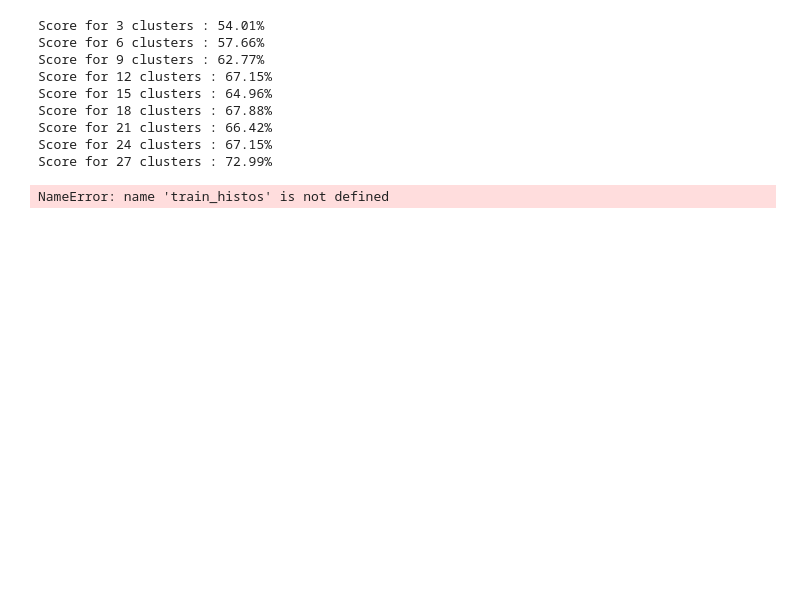
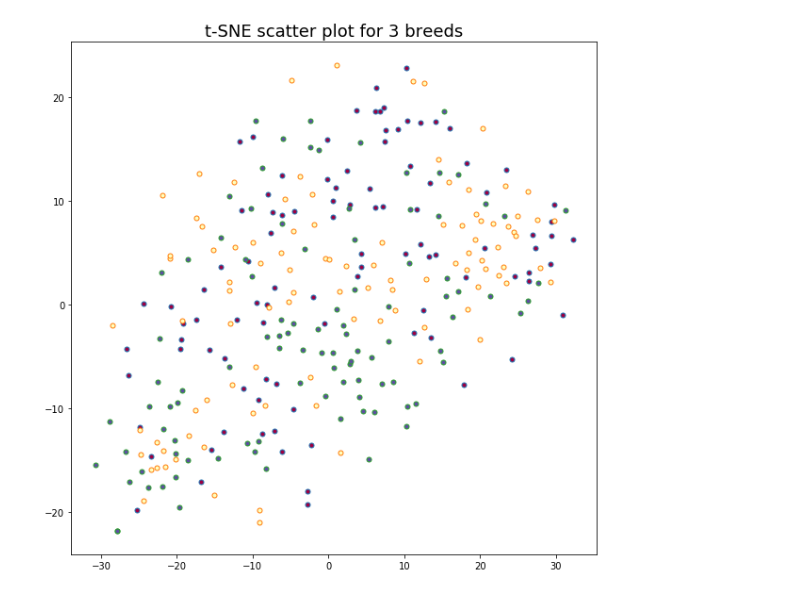
Before and after one commit to chmuths/projet_7, a Jupyter notebook: notebooks/Images-load-Ridge.ipynb, the cells around one changed output. Drawn from its saved outputs; the diff is of its cells as text; code cells hidden in the pictures; blank space fills up the shorter version.

```diff
--- a/notebooks/Images-load-Ridge.ipynb
+++ b/notebooks/Images-load-Ridge.ipynb
@@ -204,0 +225,19 @@ def eval_score(n_clusters):
+# %%
+# Compare breeds 2 by 2 to find which ones can be separated most and least easily
+score_table = np.zeros((120,120), np.float64)
+n_clusters = 100
+
+for i in range(1,120):
+    for j in range (i+1,120):
+
+        train_filter = (train_df['label'] == i) | (train_df['label'] == j)
+        sample_train_df = train_df[train_filter]
+
+        train_descriptors_number, train_descriptors_list = get_decriptors_train(sample_train_df)
+
+        test_filter = (test_df['label'] == i) | (test_df['label'] == j)
+        sample_test_df = test_df[test_filter]
+
+        test_descriptors_number, test_descriptors_list = get_decriptors_test(sample_test_df)
+
+        score_table[i,j] = eval_score(n_clusters)
@@ -204,0 +316,35 @@ def eval_score(n_clusters):
+# %%
+# Draw plots of t-SNE with various perplexities
+from sklearn.preprocessing import scale
+from sklearn import manifold
+
+train_centroids, train_clusters = kmeans2(whiten(train_descriptors_list), n_clusters)
+train_histos_scaled = scale(build_histograms(train_descriptors_number, train_descriptors_list, train_centroids))
+tsne = manifold.TSNE(n_components=2, perplexity=10, n_iter=5000, init='pca')
+df_tsne = tsne.fit_transform(train_histos_scaled)
+
+# plt.scatter(df_tsne[:,0],df_tsne[:,1])
+# plt.show()
+
+# Get colors plot accordding on the k-means clustering
+labels = sample_train_df['label']
+
+fig, ax = plt.subplots(1, 1, figsize=(10, 10))
+unique_labels = set(labels)
+colors = [plt.cm.Spectral(each)
+          for each in np.linspace(0, 1, len(unique_labels))]
+for k, col in zip(unique_labels, colors):
+    if k == -1:
+        # Black used for noise.
+        col = [0, 0, 0, 1]
+
+    class_member_mask = (labels == k)
+
+    xy = df_tsne[class_member_mask]
+    ax.plot(xy[:, 0], xy[:, 1], 'o', markerfacecolor=tuple(col),
+             markersize=5)
+
+plt.title('t-SNE scatter plot for {0} breeds'.format(nb_breeds), fontsize=18)
+plt.show()
+# %% [output]
+[figure, added]
@@ -205,17 +353,3 @@ def eval_score(n_clusters):
 # %%
-for cluster_nb in range (nb_breeds, nb_breeds*10, nb_breeds):
-    eval_score(cluster_nb)
+for cluster_nb in np.logspace(0.5, 3, 10):
+    eval_score(int(cluster_nb))
-# %% [output]
-Score for 3 clusters : 54.01%
-Score for 6 clusters : 57.66%
-Score for 9 clusters : 62.77%
-Score for 12 clusters : 67.15%
-Score for 15 clusters : 64.96%
-Score for 18 clusters : 67.88%
-Score for 21 clusters : 66.42%
-Score for 24 clusters : 67.15%
-Score for 27 clusters : 72.99%
-# %%
-train_histos[50]
-# %% [output]
-NameError: name 'train_histos' is not defined
```
Also changed, not shown: parts of 27 cells of this notebook, 5 other files.
